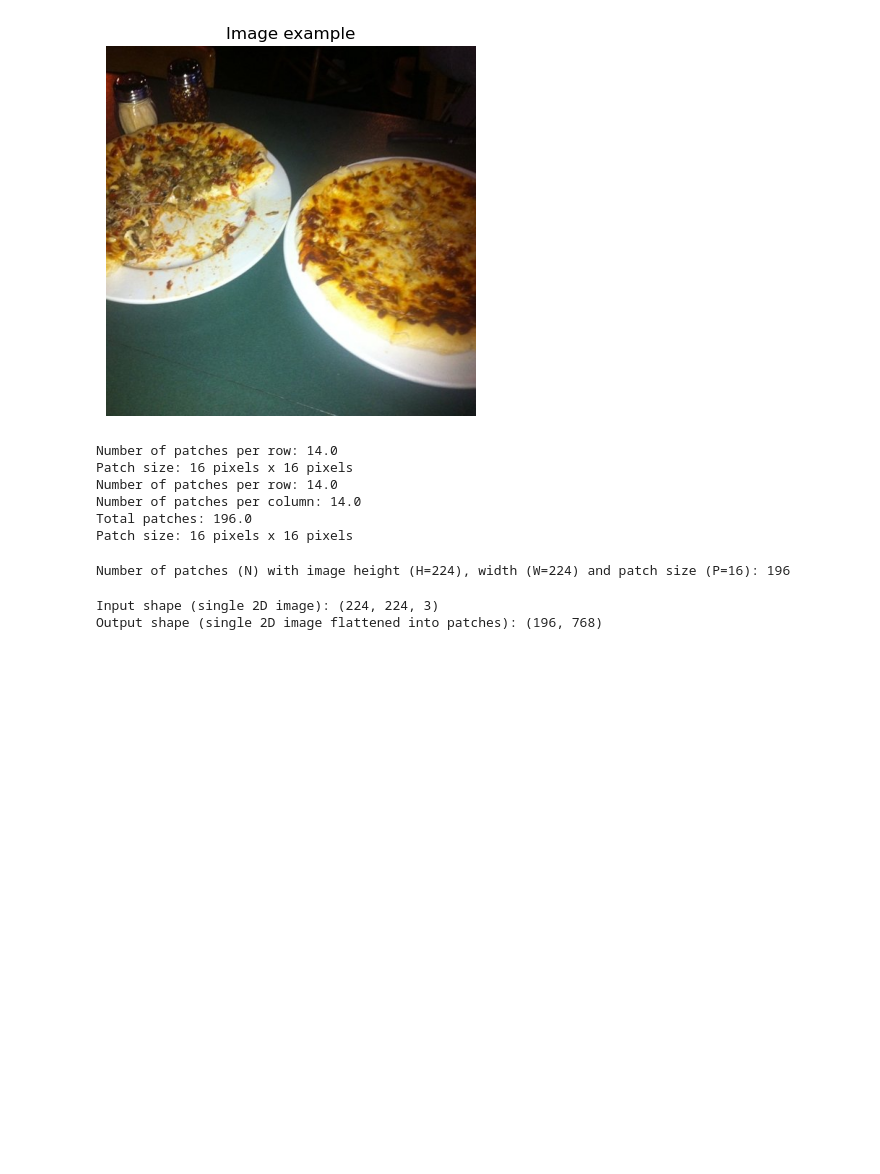
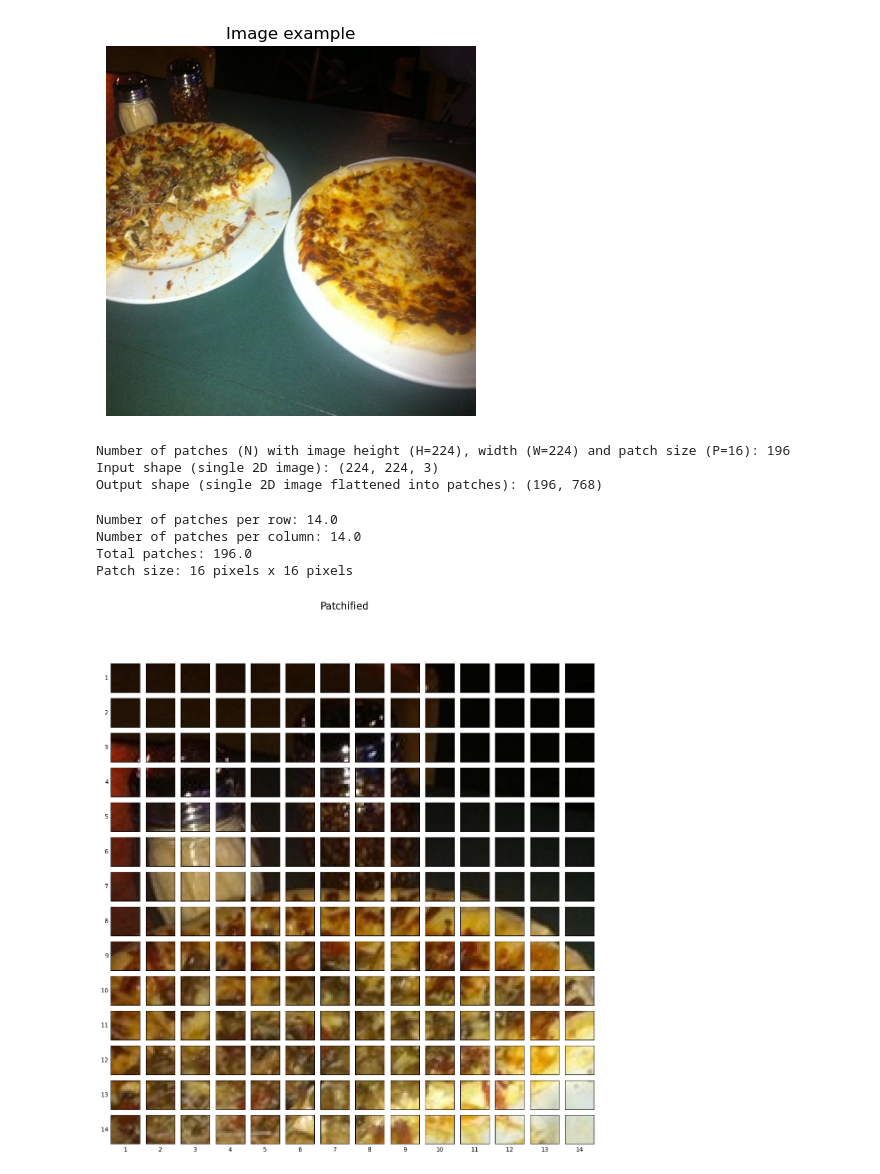
Before and after one commit to zhiyuan8/Pytorch-tutorial, a Jupyter notebook: transformers-pytorch/vit/visualization.ipynb, the cells around one changed output. Cells and saved outputs as stored; diff of their text form; code cells hidden in the pictures; blank space fills up the shorter version.

```diff
--- a/transformers-pytorch/vit/visualization.ipynb
+++ b/transformers-pytorch/vit/visualization.ipynb
@@ -23,27 +24,36 @@ plt.axis(False)
 # %% [output]
 (-0.5, 511.5, 511.5, -0.5)
 [figure]
+# %%
+# Create example values
+height = 224  # H ("The training resolution is 224.")
+width = 224  # W
+color_channels = 3  # C
+patch_size = 16  # P
+
+# Calculate N (number of patches)
+number_of_patches = int((height * width) / patch_size**2)
+print(
+    f"Number of patches (N) with image height (H={height}), width (W={width}) and patch size (P={patch_size}): {number_of_patches}"
+)
+
+# Input shape (this is the size of a single image)
+embedding_layer_input_shape = (height, width, color_channels)
+
+# Output shape
+embedding_layer_output_shape = (number_of_patches, patch_size**2 * color_channels)
+
+print(f"Input shape (single 2D image): {embedding_layer_input_shape}")
+print(
+    f"Output shape (single 2D image flattened into patches): {embedding_layer_output_shape}"
+)
+# %% [output]
+Number of patches (N) with image height (H=224), width (W=224) and patch size (P=16): 196
+Input shape (single 2D image): (224, 224, 3)
+Output shape (single 2D image flattened into patches): (196, 768)
 # %%
 # Change image shape to be compatible with matplotlib (color_channels, height, width) -> (height, width, color_channels)
 image_permuted = image.permute(1, 2, 0)
-
-# Index to plot the top row of patched pixels
-img_size = 224
-patch_size = 16
-num_patches = img_size / patch_size
-assert img_size % patch_size == 0, "Image size must be divisible by patch size"
-print(
-    f"Number of patches per row: {num_patches}\nPatch size: {patch_size} pixels x {patch_size} pixels"
-)
-
-# Create a series of subplots
-fig, axs = plt.subplots(
-    nrows=1,
-    ncols=img_size // patch_size,  # one column for each patch
-    figsize=(num_patches, num_patches),
-    sharex=True,
-    sharey=True,
-)
 
 # Iterate through number of patches in the top row
 # Setup hyperparameters and make sure img_size and patch_size are compatible
@@ -76,60 +86,32 @@ for i, patch_height in enumerate(
     ):  # iterate through width
         # Plot the permuted image patch (image_permuted -> (Height, Width, Color Channels))
         axs[i, j].imshow(
             image_permuted[
                 patch_height : patch_height + patch_size,  # iterate through height
                 patch_width : patch_width + patch_size,  # iterate through width
                 :,
             ]
         )  # get all color channels
 
         # Set up label information, remove the ticks for clarity and set labels to outside
         axs[i, j].set_ylabel(
             i + 1,
             rotation="horizontal",
             horizontalalignment="right",
             verticalalignment="center",
         )
         axs[i, j].set_xlabel(j + 1)
         axs[i, j].set_xticks([])
         axs[i, j].set_yticks([])
         axs[i, j].label_outer()
 
 # Set a super title
 fig.suptitle(f"Patchified", fontsize=16)
+plt.tight_layout()
 plt.show()
 # %% [output]
-Number of patches per row: 14.0
-Patch size: 16 pixels x 16 pixels
 Number of patches per row: 14.0
 Number of patches per column: 14.0
 Total patches: 196.0
 Patch size: 16 pixels x 16 pixels
+[figure, added]
-# %%
-# Create example values
-height = 224  # H ("The training resolution is 224.")
-width = 224  # W
-color_channels = 3  # C
-patch_size = 16  # P
-
-# Calculate N (number of patches)
-number_of_patches = int((height * width) / patch_size**2)
-print(
-    f"Number of patches (N) with image height (H={height}), width (W={width}) and patch size (P={patch_size}): {number_of_patches}"
-)
-# %% [output]
-Number of patches (N) with image height (H=224), width (W=224) and patch size (P=16): 196
-# %%
-# Input shape (this is the size of a single image)
-embedding_layer_input_shape = (height, width, color_channels)
-
-# Output shape
-embedding_layer_output_shape = (number_of_patches, patch_size**2 * color_channels)
-
-print(f"Input shape (single 2D image): {embedding_layer_input_shape}")
-print(
-    f"Output shape (single 2D image flattened into patches): {embedding_layer_output_shape}"
-)
-# %% [output]
-Input shape (single 2D image): (224, 224, 3)
-Output shape (single 2D image flattened into patches): (196, 768)
```
Also changed, not shown: parts of 10 cells of this notebook, 7 other files.
